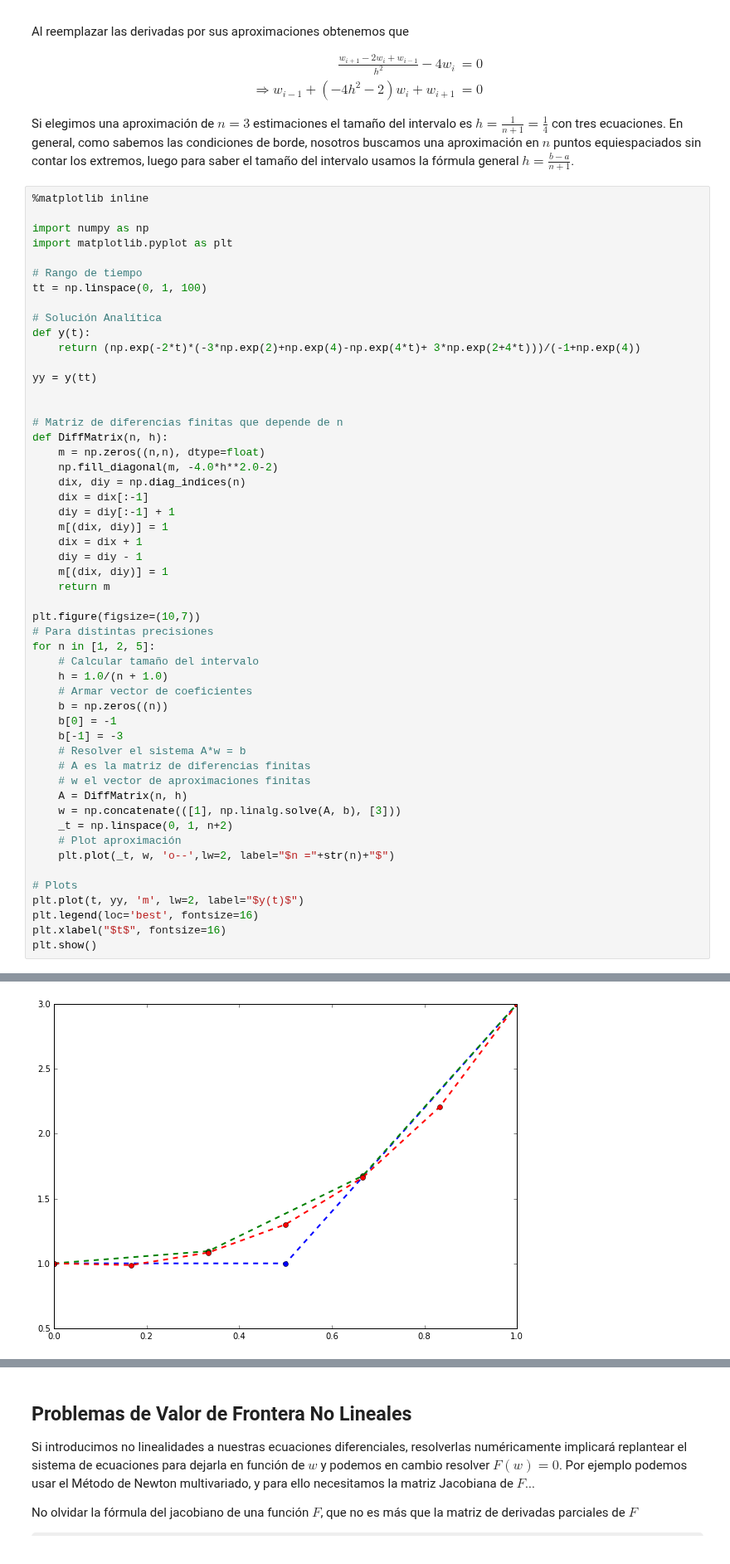
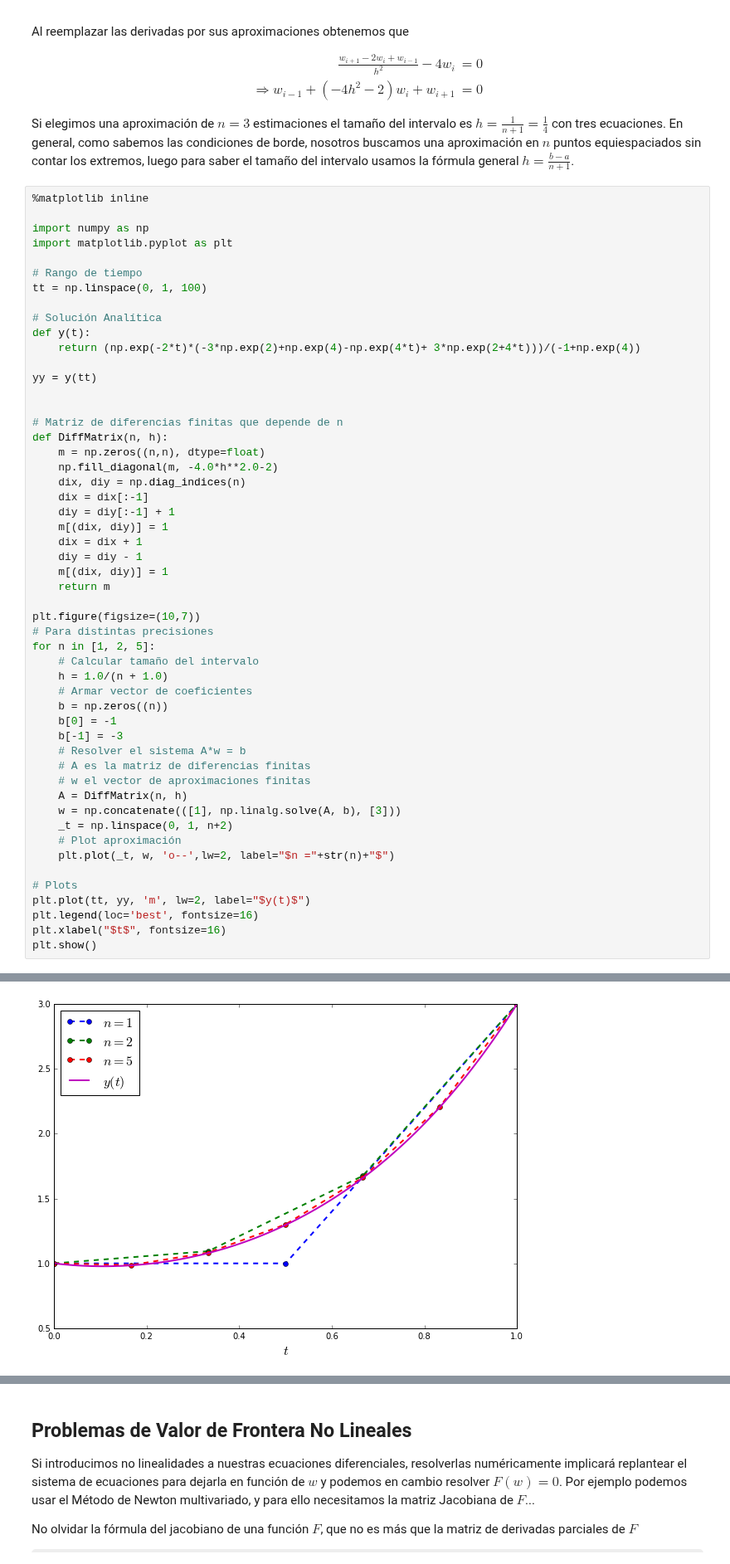
Before and after one commit to asazo/CC2, a Jupyter notebook: finitediff.ipynb, the cells around one changed output, grey strips where cells are left out. Shown at 83% size. Cells and saved outputs as stored; diff of their text form; some formulas as TeX source.

```diff
--- a/finitediff.ipynb
+++ b/finitediff.ipynb
@@ -77,7 +77,7 @@ for n in [1, 2, 5]:
     plt.plot(_t, w, 'o--',lw=2, label="$n ="+str(n)+"$")
 
 # Plots
-plt.plot(t, yy, 'm', lw=2, label="$y(t)$")
+plt.plot(tt, yy, 'm', lw=2, label="$y(t)$")
 plt.legend(loc='best', fontsize=16)
 plt.xlabel("$t$", fontsize=16)
 plt.show()
@@ -86,4 +85,4 @@ NameError: name 't' is not defined
-[figure, old version]
+[figure, new version]
 # %% [markdown]
 Los errores de éste método son dos principalmente:
 
```
Also changed, not shown: parts of 4 cells of this notebook.
